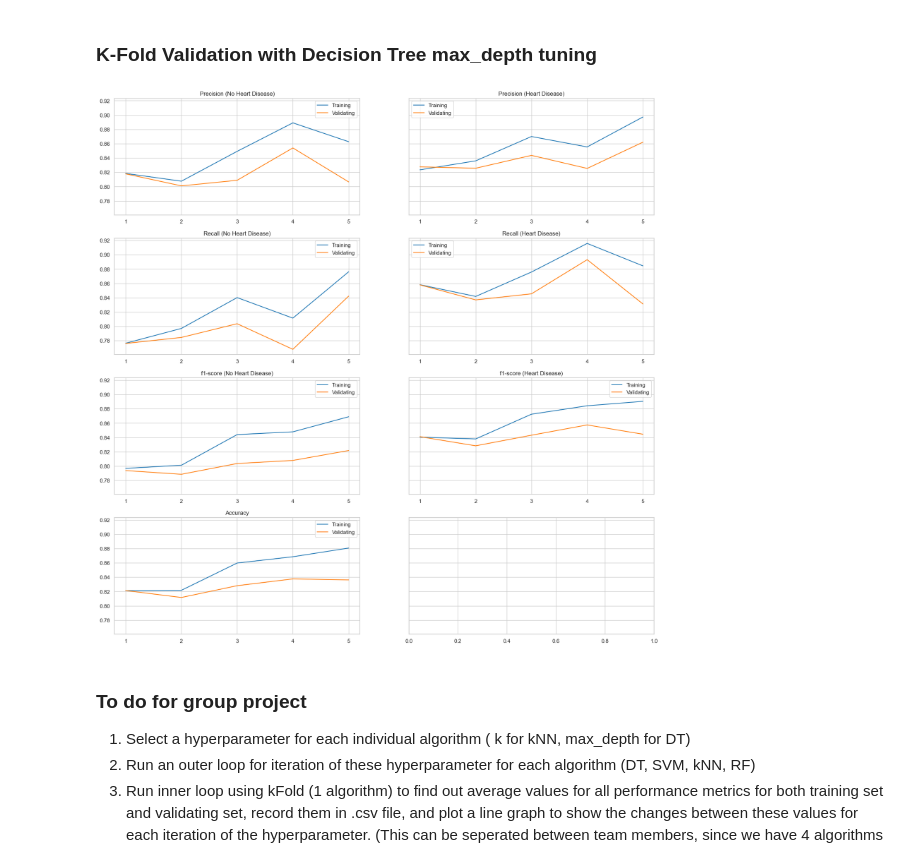
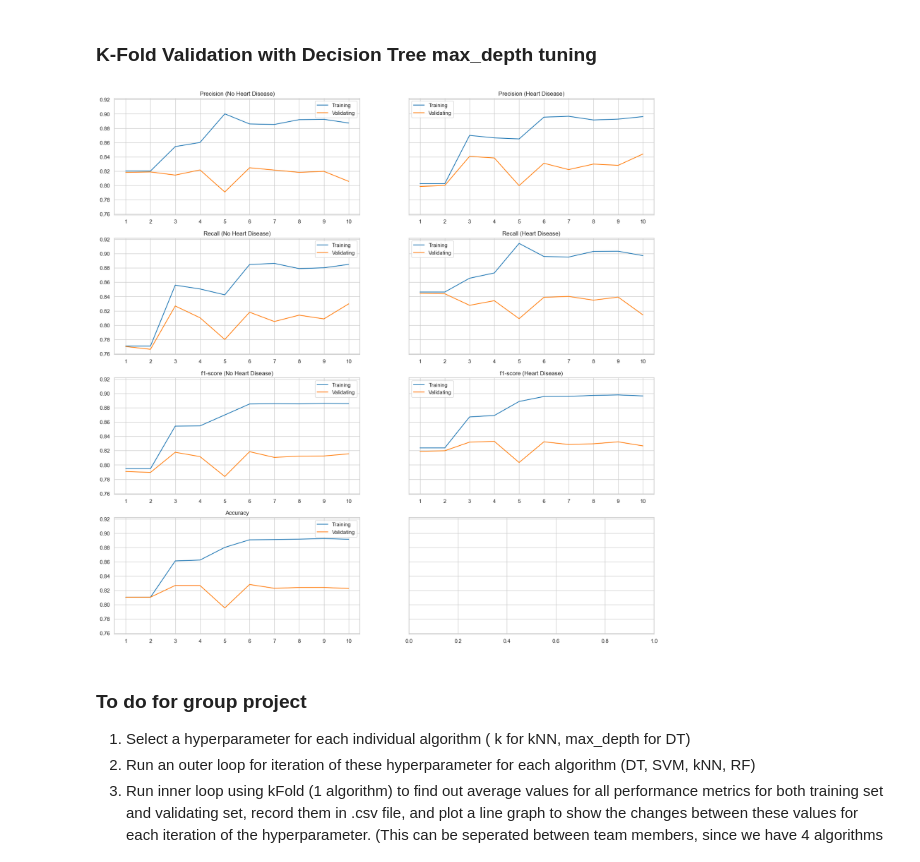
Before and after one commit to davednguyen/CPSC5305_Team_DataGeeks, a Jupyter notebook: HeartAttackPrediction.ipynb, the cells around one changed output. Drawn from its saved outputs; the diff is of its cells as text; code cells hidden in the pictures.

```diff
--- a/HeartAttackPrediction.ipynb
+++ b/HeartAttackPrediction.ipynb
@@ -767,7 +767,7 @@ header = ['Set', 'Parameter', 'Value', 'Accuracy', 'Precision (No)', 'Precision
 
 decision_tree = pd.DataFrame(columns=header)
 
-for i in range (1,6):
+for i in range (1,11):
     dt_clf = DecisionTreeClassifier(criterion='entropy', max_depth = i, min_samples_leaf = 8,
                             random_state = 0)
 
@@ -916,34 +916,34 @@ ax[1, 0].plot(dt_val['Value'], dt_val['Recall (No)'], label='Validating')
 ax[1, 0].legend()
 ax[1, 0].set_title('Recall (No Heart Disease)')
 ax[1, 0].xaxis.set_major_locator(MaxNLocator(integer=True))
 
 ax[1, 1].plot(dt_tra['Value'], dt_tra['Recall (Yes)'], label='Training')
 ax[1, 1].plot(dt_val['Value'], dt_val['Recall (Yes)'], label='Validating')
 ax[1, 1].legend()
 ax[1, 1].set_title('Recall (Heart Disease)')
 ax[1, 1].xaxis.set_major_locator(MaxNLocator(integer=True))
 
 ax[2, 0].plot(dt_tra['Value'], dt_tra['f1-score (No)'], label='Training')
 ax[2, 0].plot(dt_val['Value'], dt_val['f1-score (No)'], label='Validating')
 ax[2, 0].legend()
 ax[2, 0].set_title('f1-score (No Heart Disease)')
 ax[2, 0].xaxis.set_major_locator(MaxNLocator(integer=True))
 
 ax[2, 1].plot(dt_tra['Value'], dt_tra['f1-score (Yes)'], label='Training')
 ax[2, 1].plot(dt_val['Value'], dt_val['f1-score (Yes)'], label='Validating')
 ax[2, 1].legend()
 ax[2, 1].set_title('f1-score (Heart Disease)')
 ax[2, 1].xaxis.set_major_locator(MaxNLocator(integer=True))
 
 ax[3, 0].plot(dt_tra['Value'], dt_tra['Accuracy'], label='Training')
 ax[3, 0].plot(dt_val['Value'], dt_val['Accuracy'], label='Validating')
 ax[3, 0].legend()
 ax[3, 0].set_title('Accuracy')
 ax[3, 0].xaxis.set_major_locator(MaxNLocator(integer=True))
 
 plt.savefig('tuning/dt_max_depth.jpg')
 # %% [output]
-[figure, old version]
+[figure, new version]
 # %% [markdown]
 ### To do for group project
    1. Select a hyperparameter for each individual algorithm ( k for kNN, max_depth for DT)
```
Also changed, not shown: parts of 2 cells of this notebook, 2 other files.
